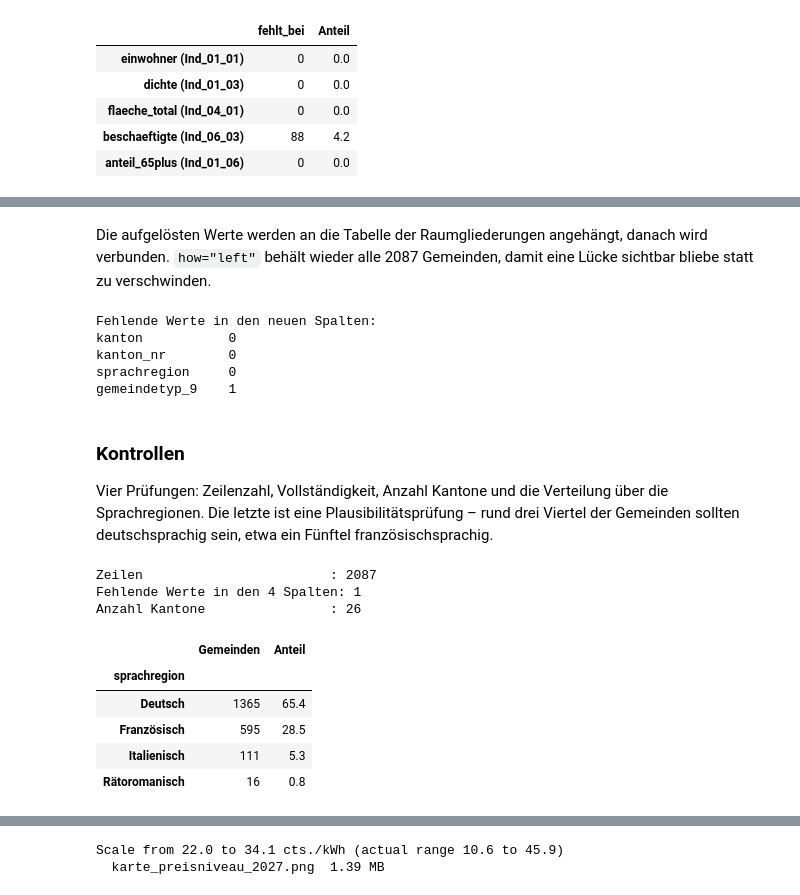
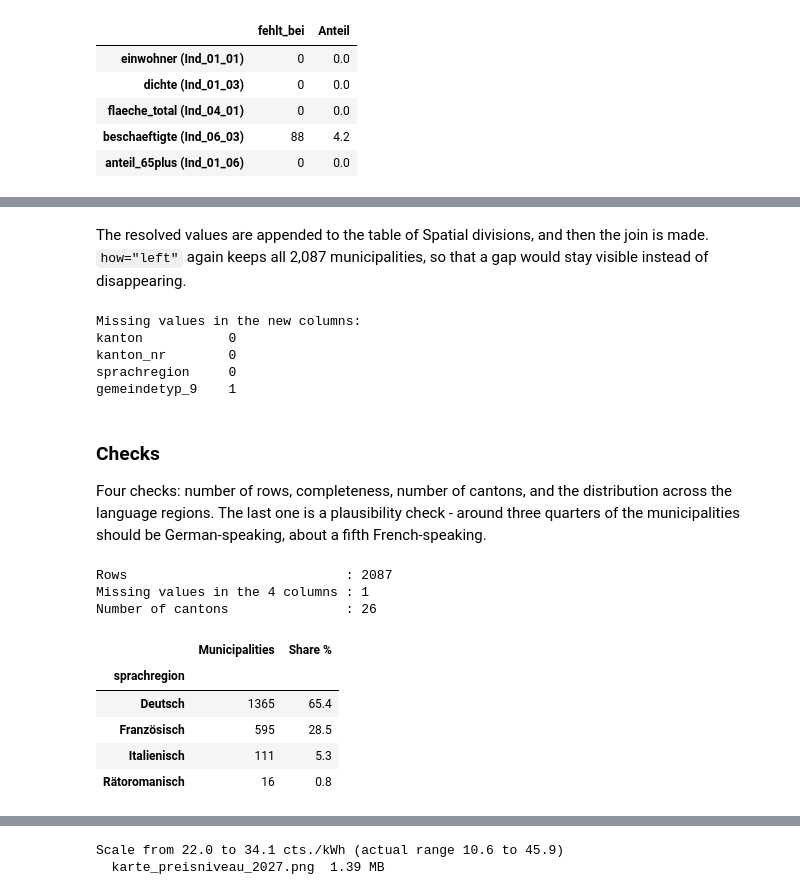
Before and after one commit to AltayMetehan/data-prices-electronic, a Jupyter notebook: scripts/01_daten_bfs_lenny.ipynb, the cells around one changed output, grey strips where cells are left out. Drawn from its saved outputs; the diff is of its cells as text; code cells hidden in the pictures.

```diff
--- a/scripts/01_daten_bfs_lenny.ipynb
+++ b/scripts/01_daten_bfs_lenny.ipynb
@@ -39,11 +39,11 @@ pd.set_option("display.max_columns", 30)
 
 
 def finde_wurzel(start: Path) -> Path:
-    """Klettert nach oben, bis daten/ und scripts/ nebeneinander liegen."""
+    """Climbs upwards until daten/ and scripts/ sit side by side."""
     for ordner in [start, *start.parents]:
         if (ordner / "daten").is_dir() and (ordner / "scripts").is_dir():
             return ordner
-    raise RuntimeError(f"Repo-Wurzel von {start} aus nicht gefunden")
+    raise RuntimeError(f"Repository root not found starting from {start}")
 
 
 WURZEL = finde_wurzel(Path.cwd().resolve())
@@ -52,6 +52,6 @@ BFS      = WURZEL / "daten" / "bfs"
 PREISE   = WURZEL / "daten" / "strompreise"
 ERGEBNIS = WURZEL / "daten" / "verbunden"
 
-print("Arbeitsverzeichnis:", Path.cwd())
-print("Repo-Wurzel       :", WURZEL)
+print("Working directory:", Path.cwd())
+print("Repository root  :", WURZEL)
 # %% [output]
@@ -590,11 +606,11 @@ for nr in fehlend:
 
     name = vorgaenger.TerminalName.iloc[0]
     datum = vorgaenger.MutationDate.iloc[0]
-    print(f"{nr}  {name}  (Fusion am {datum})")
+    print(f"{nr}  {name}  (merged on {datum})")
     for c in codes:
         w = raum.loc[c]
         n = vorgaenger.loc[vorgaenger.InitialCode == c, "InitialName"].iloc[0]
-        print(f"     <- {c:>5}  {n:<22} {w.kanton}  {w.sprachregion}  Typ {w.gemeindetyp_9}")
+        print(f"     <- {c:>5}  {n:<22} {w.kanton}  {w.sprachregion}  type {w.gemeindetyp_9}")
 
     if eindeutig["kanton"] and eindeutig["sprachregion"]:
         eintrag = {"kanton_nr": int(werte.kanton_nr.iloc[0]),
@@ -603,15 +619,15 @@ for nr in fehlend:
                    "gemeindetyp_9": (int(werte.gemeindetyp_9.iloc[0])
                                      if eindeutig["gemeindetyp_9"] else pd.NA)}
         ergaenzt[nr] = eintrag
-        hinweis = "" if eindeutig["gemeindetyp_9"] else "  (Typologie uneinheitlich!)"
+        hinweis = "" if eindeutig["gemeindetyp_9"] else "  (typology not uniform!)"
         print(f"     => {eintrag['kanton']}, {eintrag['sprachregion']}, "
-              f"Typ {eintrag['gemeindetyp_9']}{hinweis}")
+              f"type {eintrag['gemeindetyp_9']}{hinweis}")
         protokoll.append((nr, name, datum, codes, eintrag, eindeutig["gemeindetyp_9"]))
     else:
         offen.append(nr)
-        print("     => Vorgänger uneinheitlich bei Kanton oder Sprachregion, "
-              "nichts eingetragen")
+        print("     => predecessors not uniform in canton or language region, "
+              "nothing entered")
     print()
 
-print(f"Aufgelöst: {len(ergaenzt)}   Offen: {len(offen)}")
+print(f"Resolved: {len(ergaenzt)}   Open: {len(offen)}")
 # %% [output]
@@ -635,7 +651,7 @@ Aufgelöst: 4   Offen: 0
 # %% [markdown]
-Die aufgelösten Werte werden an die Tabelle der Raumgliederungen angehängt, danach
-wird verbunden. `how="left"` behält wieder alle 2087 Gemeinden, damit eine Lücke
-sichtbar bliebe statt zu verschwinden.
+The resolved values are appended to the table of Spatial divisions, and then the join
+is made. `how="left"` again keeps all 2,087 municipalities, so that a gap would stay
+visible instead of disappearing.
 # %%
 if ergaenzt:
     raum = pd.concat([raum, pd.DataFrame(ergaenzt).T.rename_axis("gemeinde_nr")])
@@ -643,33 +659,34 @@ if ergaenzt:
 verbunden = verbunden.join(raum, how="left")
 
 NEU = ["kanton", "kanton_nr", "sprachregion", "gemeindetyp_9"]
-print("Fehlende Werte in den neuen Spalten:")
+print("Missing values in the new columns:")
 print(verbunden[NEU].isna().sum().to_string())
 # %% [output]
-Fehlende Werte in den neuen Spalten:
+Missing values in the new columns:
 kanton           0
 kanton_nr        0
 sprachregion     0
 gemeindetyp_9    1
 # %% [markdown]
-### Kontrollen
+### Checks
 
-Vier Prüfungen: Zeilenzahl, Vollständigkeit, Anzahl Kantone und die Verteilung über
-die Sprachregionen. Die letzte ist eine Plausibilitätsprüfung – rund drei Viertel der
-Gemeinden sollten deutschsprachig sein, etwa ein Fünftel französischsprachig.
+Four checks: number of rows, completeness, number of cantons, and the distribution
+across the language regions. The last one is a plausibility check - around three
+quarters of the municipalities should be German-speaking, about a fifth
+French-speaking.
 # %%
-print(f"Zeilen                        : {len(verbunden)}")
-print(f"Fehlende Werte in den 4 Spalten: {int(verbunden[NEU].isna().sum().sum())}")
-print(f"Anzahl Kantone                : {verbunden.kanton.nunique()}")
+print(f"Rows                            : {len(verbunden)}")
+print(f"Missing values in the 4 columns : {int(verbunden[NEU].isna().sum().sum())}")
+print(f"Number of cantons               : {verbunden.kanton.nunique()}")
 print()
-verteilung = verbunden.sprachregion.value_counts().to_frame("Gemeinden")
-verteilung["Anteil"] = (verteilung.Gemeinden / len(verbunden) * 100).round(1)
+verteilung = verbunden.sprachregion.value_counts().to_frame("Municipalities")
+verteilung["Share %"] = (verteilung.Municipalities / len(verbunden) * 100).round(1)
 verteilung
 # %% [output]
-Zeilen                        : 2087
-Fehlende Werte in den 4 Spalten: 1
-Anzahl Kantone                : 26
+Rows                            : 2087
+Missing values in the 4 columns : 1
+Number of cantons               : 26
-|  | Gemeinden | Anteil |
+|  | Municipalities | Share % |
 | sprachregion |  |  |
 | Deutsch | 1365 | 65.4 |
 | Französisch | 595 | 28.5 |
```
Also changed, not shown: parts of 51 cells of this notebook, 1 other file.
